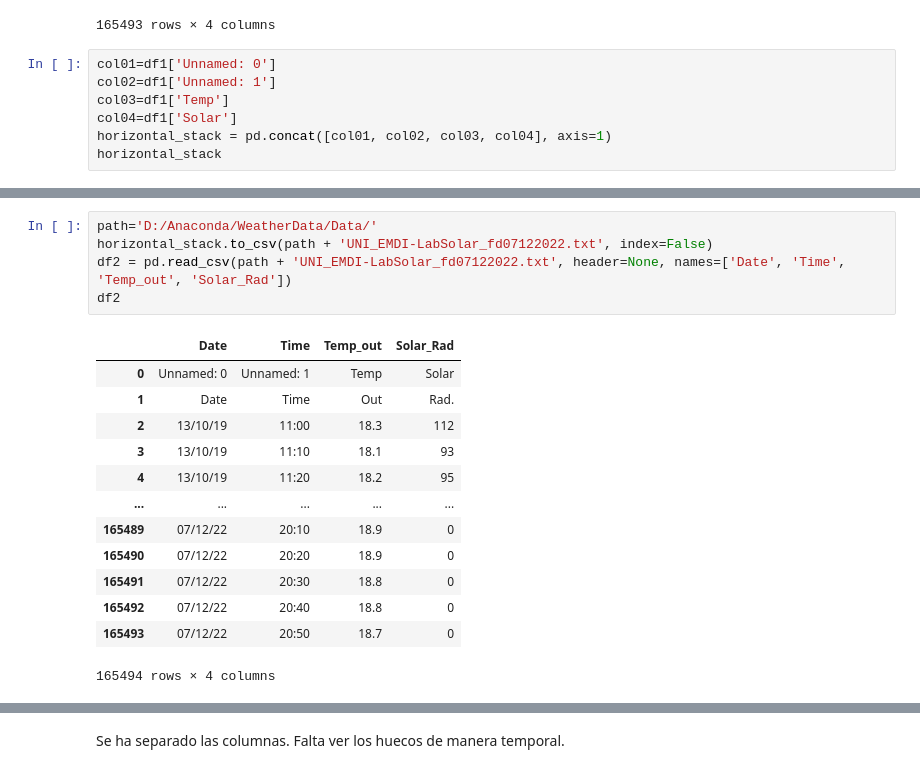
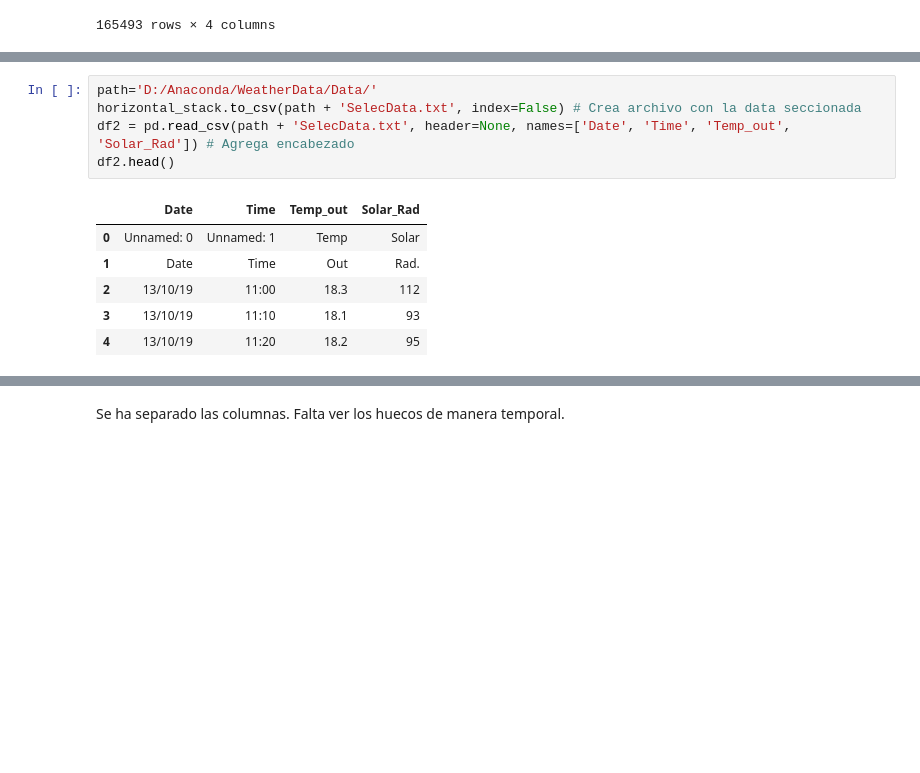
Before and after one commit to Pr0nel/weather_data, a Jupyter notebook: Notebooks/Radiation.ipynb, the cells around one changed output, grey strips where cells are left out. Drawn from its saved outputs; the diff is of its cells as text; blank space fills up the shorter version.

Commit message:
Se creo un archivo con las modificaciones en la data

```diff
--- a/Notebooks/Radiation.ipynb
+++ b/Notebooks/Radiation.ipynb
@@ -92,10 +92,3 @@ df1.iloc[:, [0,1,2,19]]
 | 165491 | 07/12/22 | 20:40 | 18.8 | 0 |
 | 165492 | 07/12/22 | 20:50 | 18.7 | 0 |
 165493 rows × 4 columns
-# %%
-col01=df1['Unnamed: 0']
-col02=df1['Unnamed: 1']
-col03=df1['Temp']
-col04=df1['Solar']
-horizontal_stack = pd.concat([col01, col02, col03, col04], axis=1)
-horizontal_stack
@@ -116,21 +95,14 @@ horizontal_stack
 # %%
 path='D:/Anaconda/WeatherData/Data/'
-horizontal_stack.to_csv(path + 'UNI_EMDI-LabSolar_fd07122022.txt', index=False)
-df2 = pd.read_csv(path + 'UNI_EMDI-LabSolar_fd07122022.txt', header=None, names=['Date', 'Time', 'Temp_out', 'Solar_Rad'])
-df2
+horizontal_stack.to_csv(path + 'SelecData.txt', index=False) # Crea archivo con la data seccionada
+df2 = pd.read_csv(path + 'SelecData.txt', header=None, names=['Date', 'Time', 'Temp_out', 'Solar_Rad']) # Agrega encabezado
+df2.head()
 # %% [output]
 |  | Date | Time | Temp_out | Solar_Rad |
 | 0 | Unnamed: 0 | Unnamed: 1 | Temp | Solar |
 | 1 | Date | Time | Out | Rad. |
 | 2 | 13/10/19 | 11:00 | 18.3 | 112 |
 | 3 | 13/10/19 | 11:10 | 18.1 | 93 |
 | 4 | 13/10/19 | 11:20 | 18.2 | 95 |
-| ... | ... | ... | ... | ... |
-| 165489 | 07/12/22 | 20:10 | 18.9 | 0 |
-| 165490 | 07/12/22 | 20:20 | 18.9 | 0 |
-| 165491 | 07/12/22 | 20:30 | 18.8 | 0 |
-| 165492 | 07/12/22 | 20:40 | 18.8 | 0 |
-| 165493 | 07/12/22 | 20:50 | 18.7 | 0 |
-165494 rows × 4 columns
 # %%
 path='D:/Anaconda/WeatherData/Data/'
```
Also changed, not shown: parts of 6 cells of this notebook, 3 other files.
